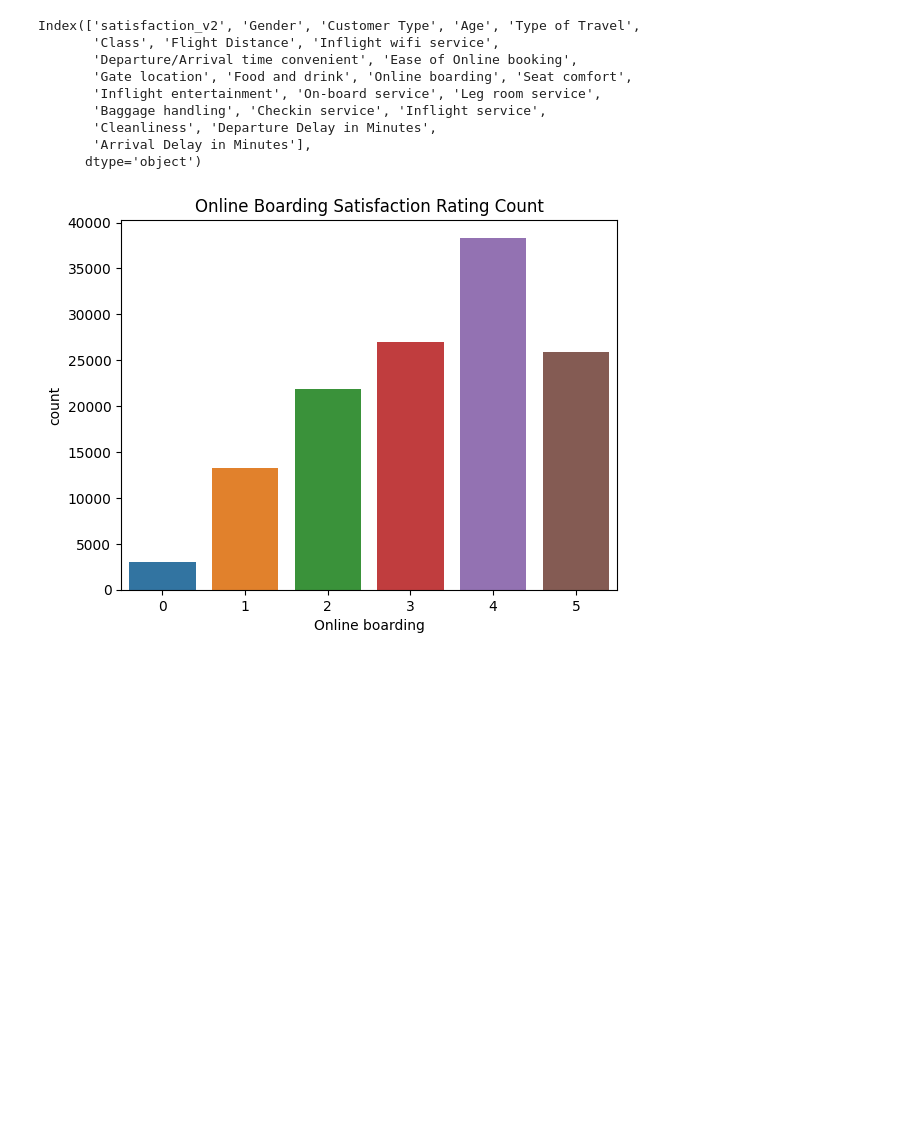
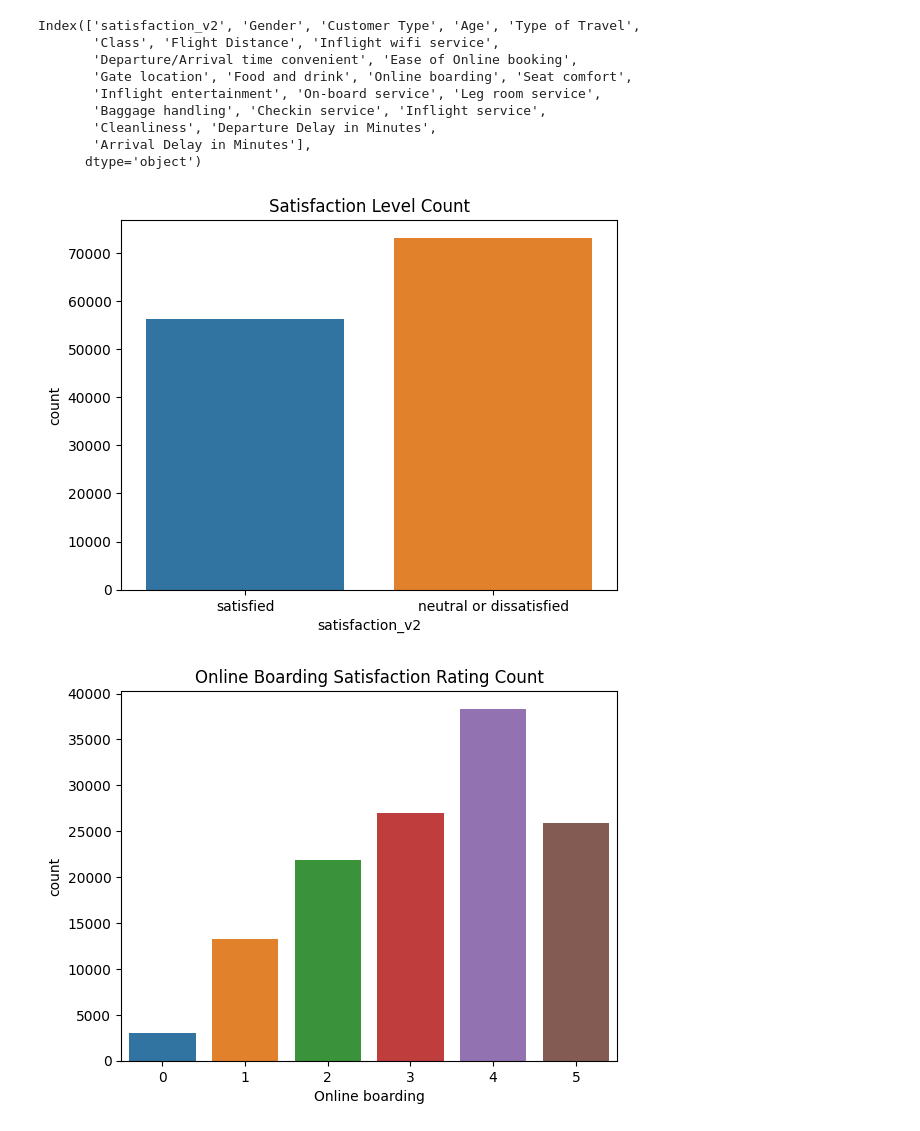
Before and after one commit to luisosorio3214/Airline-Satisfaction-Prediction-App, a Jupyter notebook: Airline_Passenger_model.ipynb, the cells around one changed output. Drawn from its saved outputs; the diff is of its cells as text; code cells hidden in the pictures; blank space fills up the shorter version.

```diff
--- a/Airline_Passenger_model.ipynb
+++ b/Airline_Passenger_model.ipynb
@@ -190,6 +190,13 @@ Index(['satisfaction_v2', 'Gender', 'Customer Type', 'Age', 'Type of Travel',
        'Cleanliness', 'Departure Delay in Minutes',
        'Arrival Delay in Minutes'],
       dtype='object')
+# %%
+# count plot of classes in Online Boarding ratings
+sns.countplot(x = "satisfaction_v2", data = df)
+plt.title("Satisfaction Level Count")
+plt.show()
+# %% [output]
+[figure, added]
 # %%
 # count plot of classes in Online Boarding ratings
 sns.countplot(x = "Online boarding", data = df)
```
Also changed, not shown: parts of 10 cells of this notebook, 5 other files.
